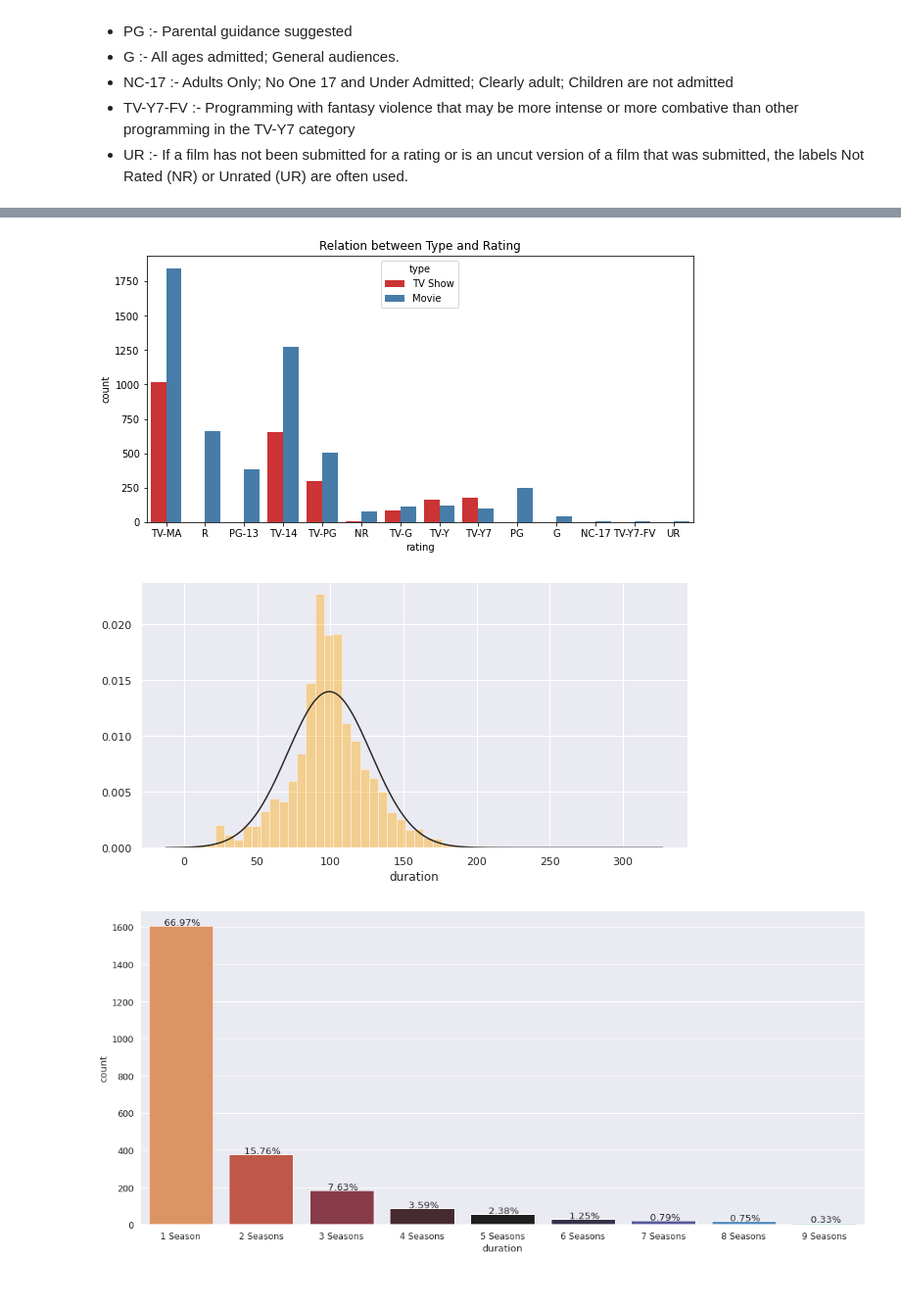
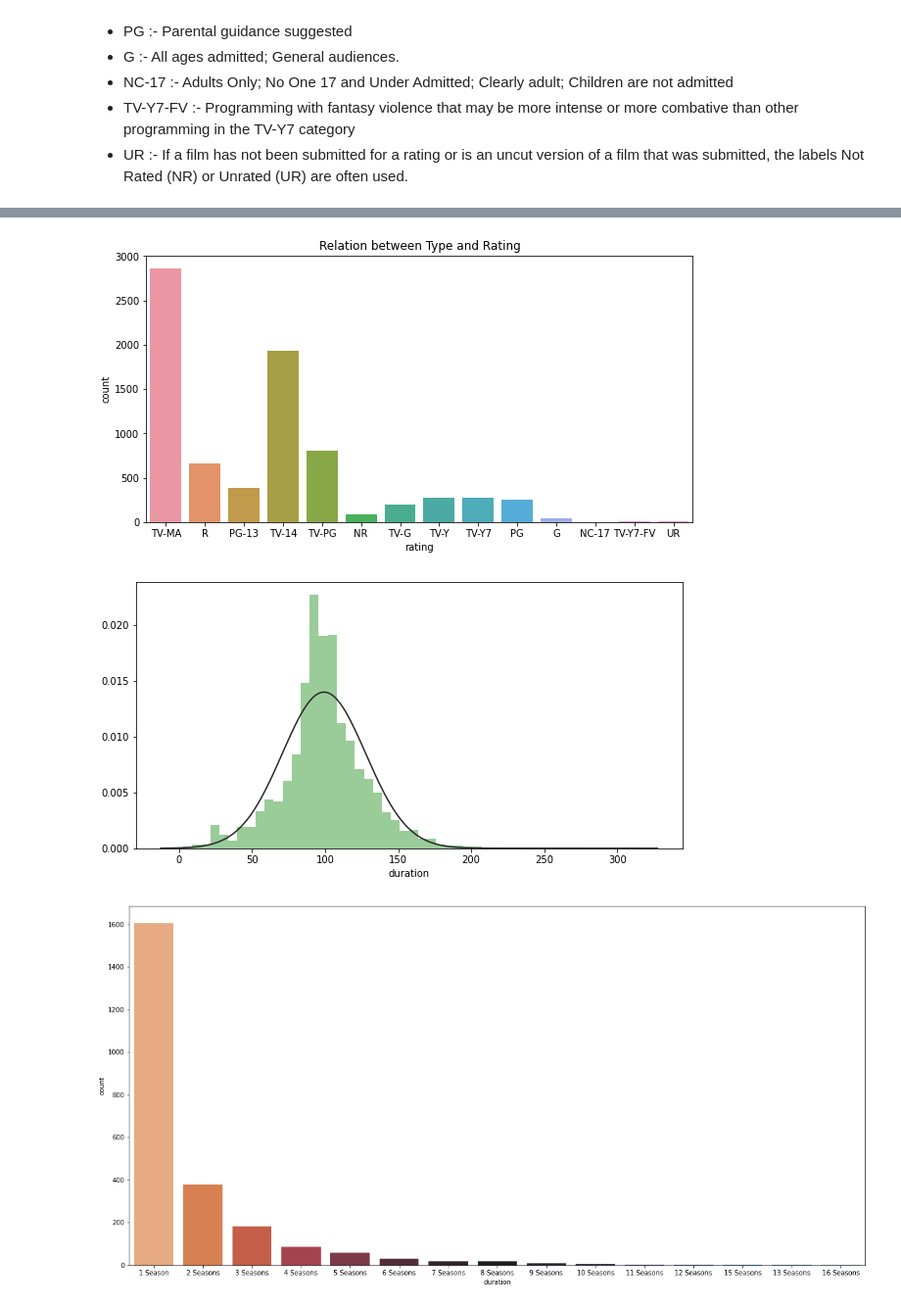
Before and after one commit to NayanaPradeep/Netflix-Movies-and-TV-Shows-Clustering, a Jupyter notebook: NETFLIX_MOVIES_AND_TV_SHOWS_CLUSTERING.ipynb, the cells around one changed output, grey strips where cells are left out. Shown at 98% size. Drawn from its saved outputs; the diff is of its cells as text; code cells hidden in the pictures.

```diff
--- a/NETFLIX_MOVIES_AND_TV_SHOWS_CLUSTERING.ipynb
+++ b/NETFLIX_MOVIES_AND_TV_SHOWS_CLUSTERING.ipynb
@@ -537,31 +557,29 @@ Name: rating, dtype: int64
 # %%
-sns.set_palette("Set1")
+#Production type and Rating type
+sns.set_palette("magma")
 plt.figure(figsize=(10,5))
-sns.countplot(x='rating',hue='type',data=netflix_df)
+sns.countplot(x='rating',data=netflix_df)
 plt.title('Relation between Type and Rating')
 plt.show()
 # %% [output]
-[figure, old version]
+[figure, new version]
 # %%
-from scipy.stats import norm
-temp = netflix_df[netflix_df["type"] == "Movie"]['duration'].str.rstrip('min').astype('int')
+#analysis on the duration of the movies
+duration_movie = netflix_df[netflix_df["type"] == "Movie"]['duration'].str.rstrip('min').astype('int')
 plt.figure(figsize= (10, 5))
-sns.distplot(temp, fit = norm, kde = False, color = 'orange')
+sns.distplot(duration_movie, fit = norm, kde = False, color = 'green')
 plt.show()
 # %% [output]
-[figure, old version]
+[figure, new version]
 # %%
-temp = netflix_df[netflix_df["type"] == "TV Show"]['duration']
-total = float(len(temp))
-sns.set_theme(font_scale = 1.1)
-plt.figure(figsize= (18, 8))
-ax = sns.countplot(x = temp, palette = 'icefire_r', order = temp.value_counts().index[: 9])
-for p in ax.patches:
-    height = p.get_height()
-    ax.text(p.get_x() + p.get_width()/2., height + 3, '{: 1.2f}%'.format(height / total * 100), ha="center")
+#analysis on the duration of the TV Shows
+duration_show = netflix_df[netflix_df["type"] == "TV Show"]['duration']
+total = float(len(duration_show))
+plt.figure(figsize= (20, 10))
+ax = sns.countplot(x = duration_show, palette = 'icefire_r', order = duration_show.value_counts().index)
 plt.show()
 # %% [output]
-[figure, old version]
+[figure, new version]
 # %%
 netflix_df['listed_in'].value_counts()
 # %% [output]
```
Also changed, not shown: parts of 80 cells of this notebook.
